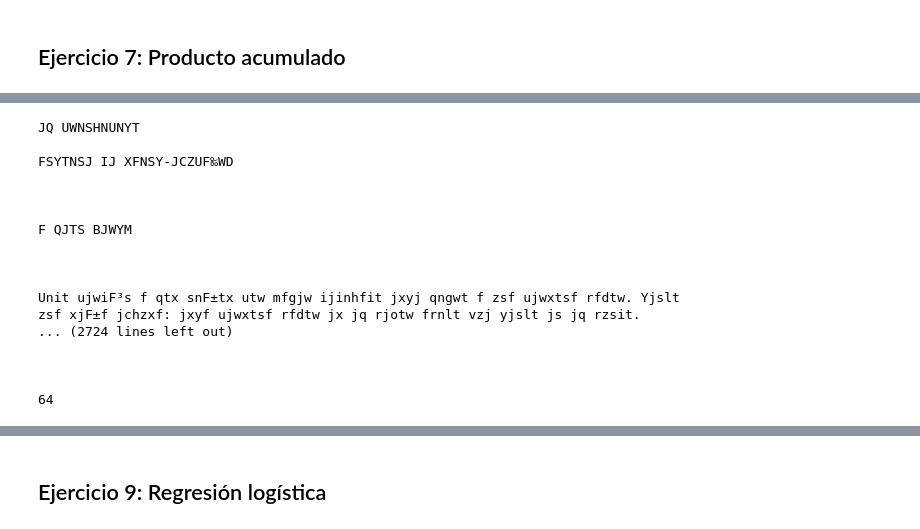
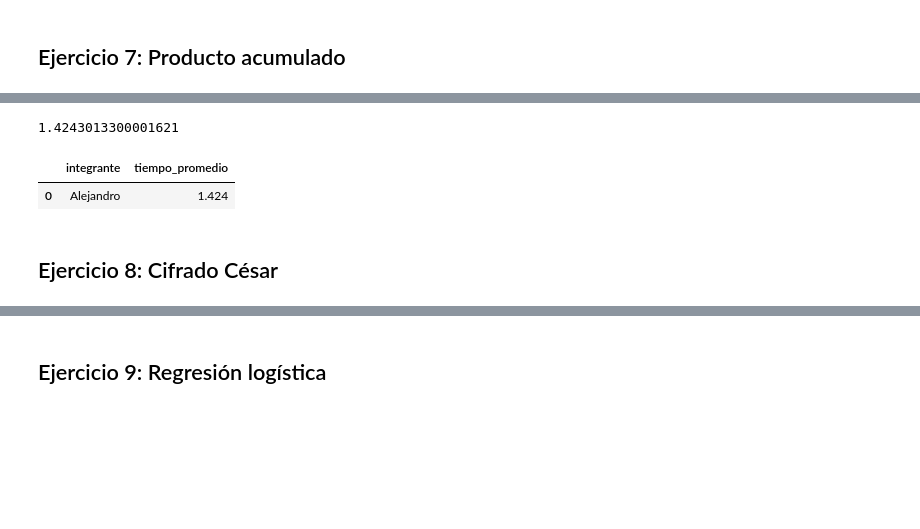
Before and after one commit to Santifer0803/Proyecto_herramientas_II, a Jupyter notebook: ejercicios_python.ipynb, the cells around one changed output, grey strips where cells are left out. Saved outputs shown, nothing was run; the diff lists cells and outputs as text; code cells hidden in the pictures; blank space fills up the shorter version.

```diff
--- a/ejercicios_python.ipynb
+++ b/ejercicios_python.ipynb
@@ -564,5 +574,38 @@ array([1.58244776, 3.0406643 , 3.76278977, ..., 0.        , 0.        ,
+# %%
+
+codigo_ej_7_opcion2 = """
+lista = np.random.uniform(0, 2, 10000000).tolist()
+
+ejemplo = ProductoAcumuladoNumba(lista)
+
+ejemplo.calcular_producto_acumulado()
+"""
+
+tiempo_total_ej_7_opcion2 = timeit.timeit(stmt = codigo_ej_7_opcion2, number = 10, globals = globals())
+
+tiempo_promedio_ej_7_opcion2 = tiempo_total_ej_7_opcion2 / 10
+
+tiempo_promedio_ej_7_opcion2
+# %% [output]
+1.4243013300001621
+# %%
+data_ej_7_opcion2 = {
+
+    'integrante': ['Alejandro'],
+
+    'tiempo_promedio': [1.424]
+
+}
+
+tiempos_ej_7_opcion2 = pd.DataFrame(data_ej_7_opcion2)
+tiempos_ej_7_opcion2
+# %% [output]
+|  | integrante | tiempo_promedio |
+| 0 | Alejandro | 1.424 |
+# %% [markdown]
+## Ejercicio 8: Cifrado César
 # %%
-class CambiadorDeCaracteres:
+class CifradoCesar:
 
     def __init__(self, cadena):
 
@@ -588,31 +631,3 @@ class CambiadorDeCaracteres:
         cadena_desplazada = ''.join(desplazada)
 
         return cadena_desplazada
-
-# Ejemplo
-with open('data/El_principito.txt', 'r') as file:
-    contenido = file.read()
-
-cambiador = CambiadorDeCaracteres(contenido)
-
-
-cadena_desplazada = cambiador.desplazar_letras(5)
-print(cadena_desplazada)
-# %% [output]
-JQ UWNSHNUNYT
-
-FSYTNSJ IJ XFNSY-JCZUF‰WD
-
-
-
-F QJTS BJWYM
-
-
-
-Unit ujwiF³s f qtx snF±tx utw mfgjw ijinhfit jxyj qngwt f zsf ujwxtsf rfdtw. Yjslt
-zsf xjF±f jchzxf: jxyf ujwxtsf rfdtw jx jq rjotw frnlt vzj yjslt js jq rzsit.
-... (2724 lines left out)
-
-
-
-64
```
Also changed, not shown: parts of 9 cells of this notebook.
